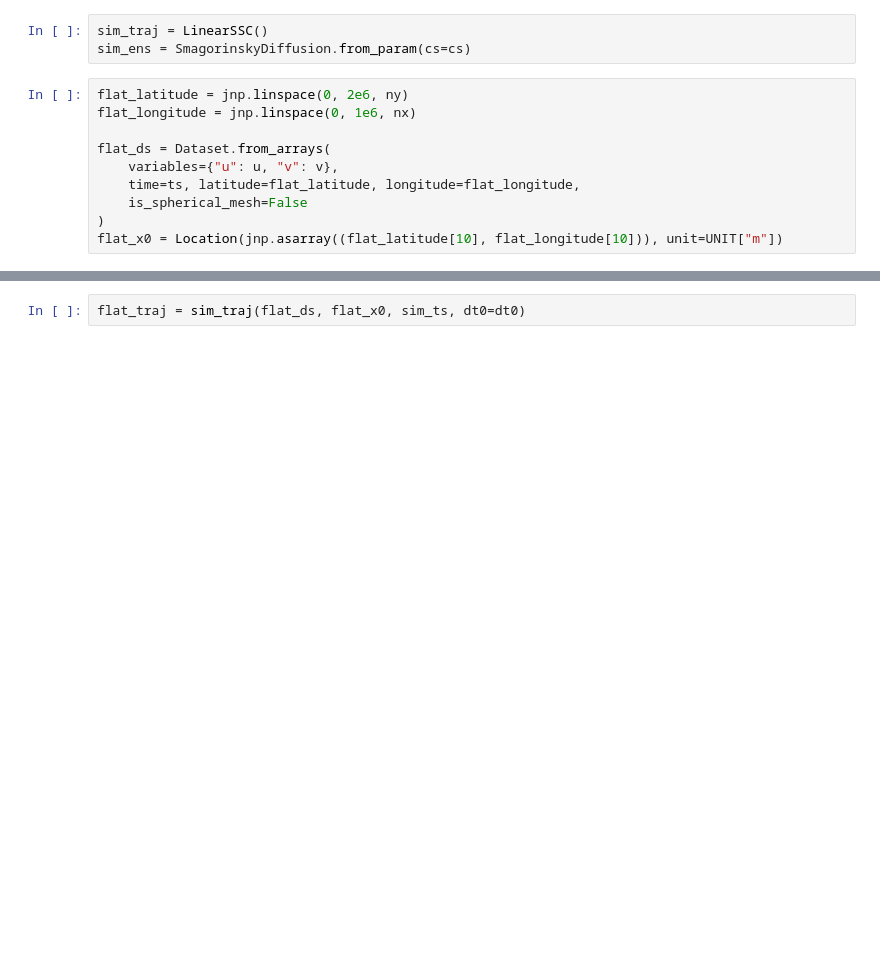
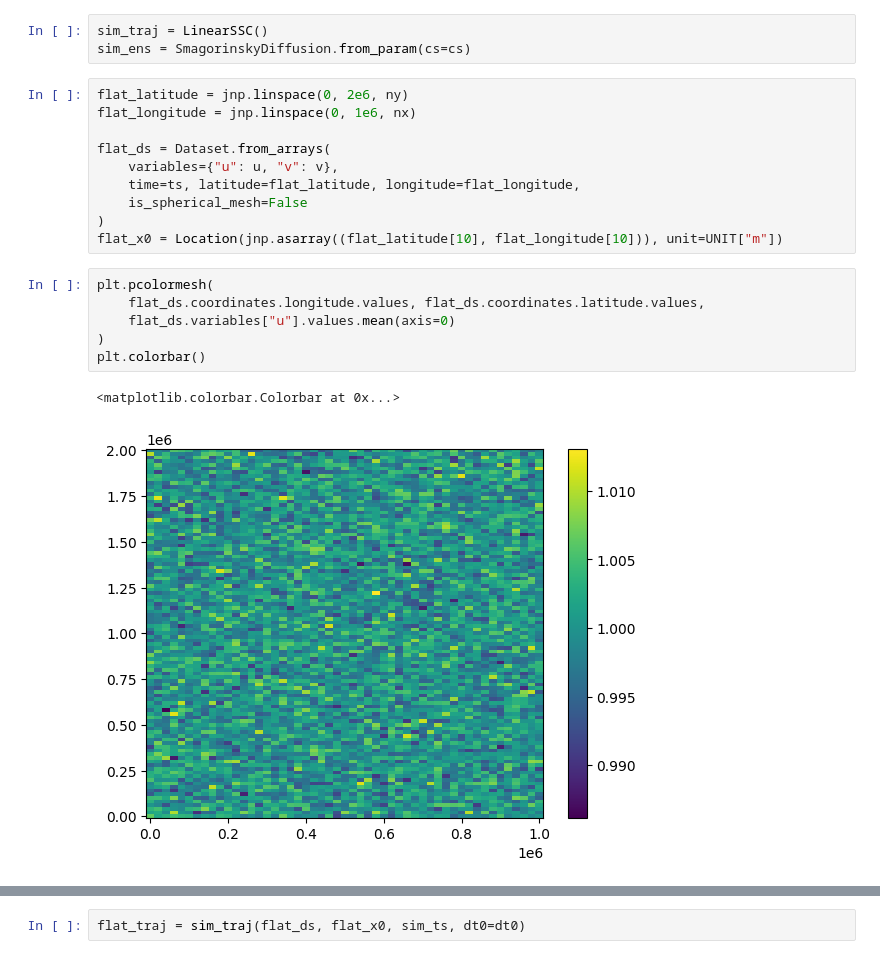
Before and after one commit to vadmbertr/pastax, a Jupyter notebook: meshes.ipynb, the cells around one changed output, grey strips where cells are left out. Saved outputs shown, nothing was run; the diff lists cells and outputs as text; blank space fills up the shorter version.

```diff
--- a/meshes.ipynb
+++ b/meshes.ipynb
@@ -39,3 +42,12 @@ flat_ds = Dataset.from_arrays(
     is_spherical_mesh=False
 )
 flat_x0 = Location(jnp.asarray((flat_latitude[10], flat_longitude[10])), unit=UNIT["m"])
+# %%
+plt.pcolormesh(
+    flat_ds.coordinates.longitude.values, flat_ds.coordinates.latitude.values,
+    flat_ds.variables["u"].values.mean(axis=0)
+)
+plt.colorbar()
+# %% [output]
+<matplotlib.colorbar.Colorbar at 0x...>
+[figure, added]
```
Also changed, not shown: parts of 17 cells of this notebook, 1 other file.
